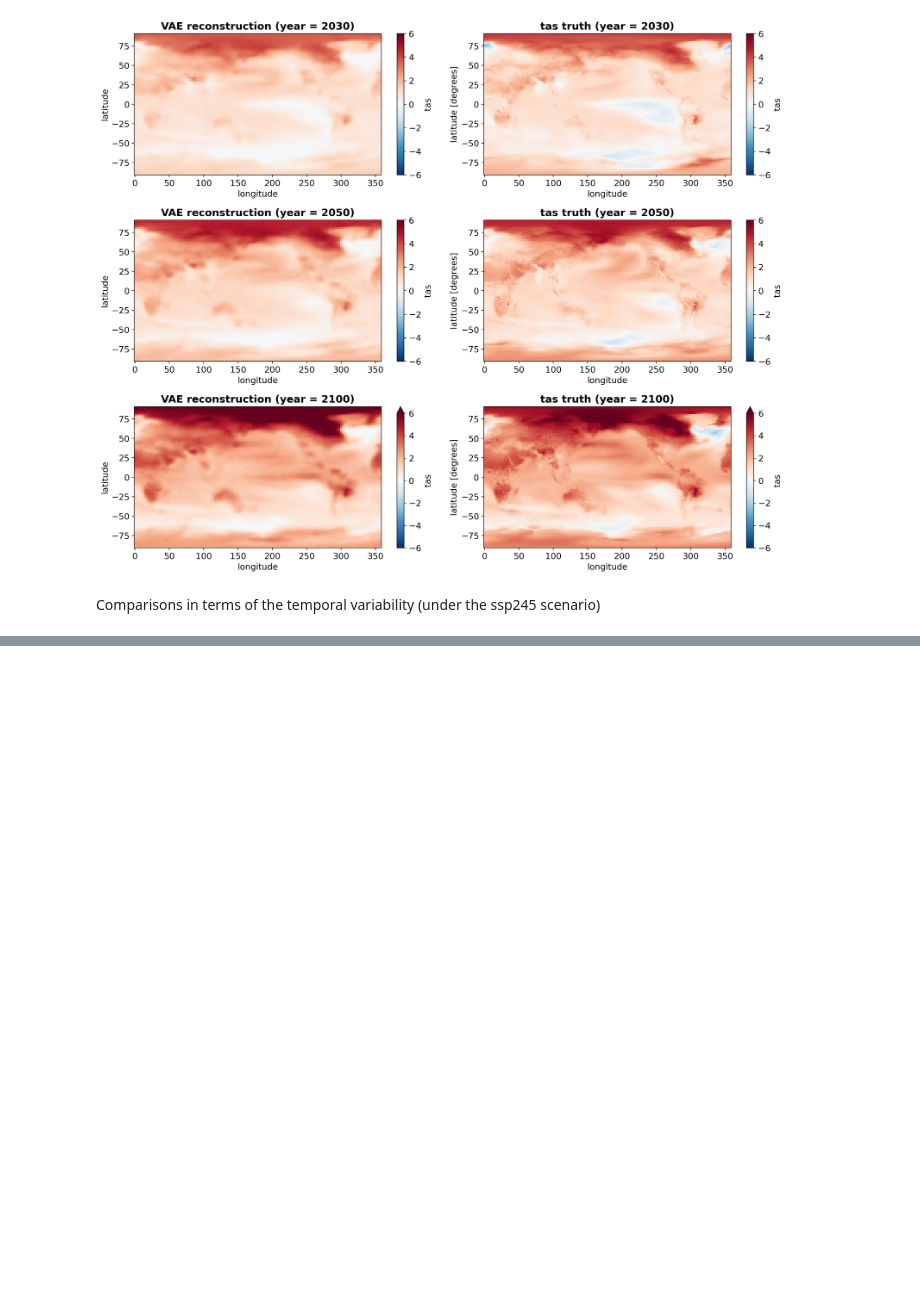
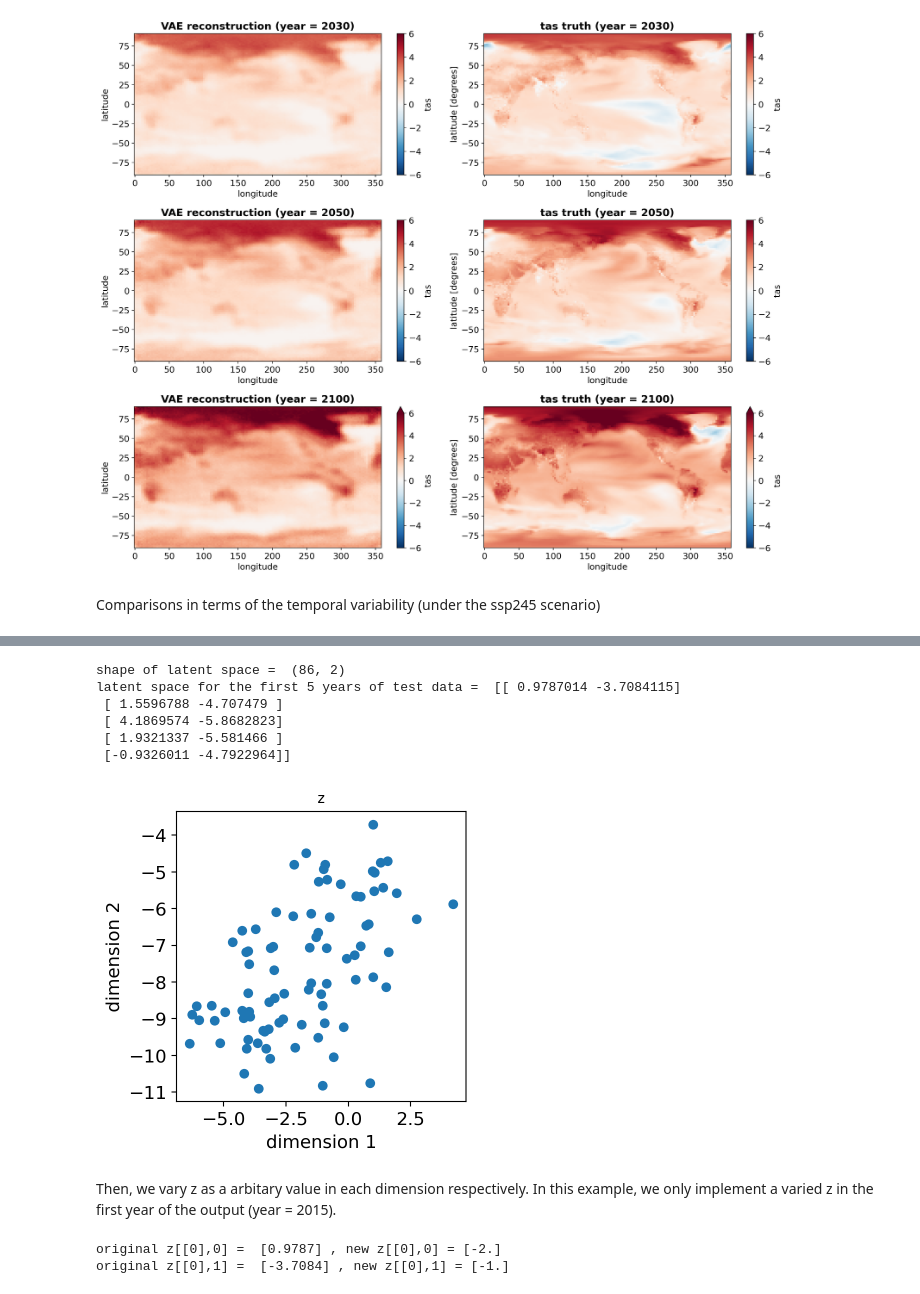
Before and after one commit to leap-stc/EAEE4000_ML_for_Env_Eng_Sci, a Jupyter notebook: ClimateBench_tutorials/VAE_example.ipynb, the cells around one changed output, grey strips where cells are left out. Drawn from its saved outputs; the diff is of its cells as text; code cells hidden in the pictures; blank space fills up the shorter version.

```diff
--- a/ClimateBench_tutorials/VAE_example.ipynb
+++ b/ClimateBench_tutorials/VAE_example.ipynb
@@ -359,0 +373,65 @@ plt.tight_layout()
+# %%
+### visualize the latent space (z)
+print("shape of latent space = ", np.shape(z)) # shape of z = (test_years, latent_dim)
+print("latent space for the first 5 years of test data = ", z[0:5,:])
+
+# fit a normal distribution on z
+mu_fit1, std_fit1 = norm.fit(z[:,0])
+mu_fit2, std_fit2 = norm.fit(z[:,1])
+
+## plot z
+fig, ax = plt.subplots(figsize=(4,4))
+
+plt.scatter(z[:,0],z[:,1])
+
+plt.title("z", fontsize=10)
+plt.xlabel('dimension 1')
+plt.ylabel('dimension 2')
+plt.tight_layout()
+# %% [output]
+shape of latent space =  (86, 2)
+latent space for the first 5 years of test data =  [[ 0.9787014 -3.7084115]
+ [ 1.5596788 -4.707479 ]
+ [ 4.1869574 -5.8682823]
+ [ 1.9321337 -5.581466 ]
+ [-0.9326011 -4.7922964]]
+[figure, added]
+# %% [markdown]
+Then, we vary z as a arbitary value in each dimension respectively. In this example, we only implement a varied z in the first year of the output (year = 2015).
+# %%
+### varying latent space
+# dimension 1
+z1 = np.copy(z)
+z1[[0],0] = -2 # vary latent space dimension 1 at year 2015 (first year of the test data)
+print("original z[[0],0] = ", np.round(z[[0],0], 4), ", new z[[0],0] =", np.round(z1[[0],0],4))
+
+# pass the new z to the decoder
+y_test_pre_varyz1 = decoder_model.predict([z1,X_test])
+
+y_test_pre_varyz1 = y_test_pre_varyz1*std + mean
+
+# save the output as an xarray
+y_test_pre_varyz1 = y_test_pre_varyz1.reshape(y_test_pre_varyz1.shape[0], 96, 144)
+y_test_pre_varyz1 = xr.Dataset(coords={'time': y_test_xr.time.values,
+                               'latitude': y_test_xr.latitude.values,
+                               'longitude': y_test_xr.longitude.values},
+                       data_vars=dict(tas=(['time', 'latitude', 'longitude'], y_test_pre_varyz1)))
+
+
+# dimension 2
+z2 = np.copy(z)
+z2[[0],1] = -1 # vary latent space dimension 2 at year 2015
+print("original z[[0],1] = ", np.round(z[[0],1], 4), ", new z[[0],1] =", np.round(z2[[0],1],4))
+
+y_test_pre_varyz2 = decoder_model.predict([z2,X_test])
+
+y_test_pre_varyz2 = y_test_pre_varyz2*std + mean
+
+y_test_pre_varyz2 = y_test_pre_varyz2.reshape(y_test_pre_varyz2.shape[0], 96, 144)
+y_test_pre_varyz2 = xr.Dataset(coords={'time': y_test_xr.time.values,
+                               'latitude': y_test_xr.latitude.values,
+                               'longitude': y_test_xr.longitude.values},
+                       data_vars=dict(tas=(['time', 'latitude', 'longitude'], y_test_pre_varyz2)))
+# %% [output]
+original z[[0],0] =  [0.9787] , new z[[0],0] = [-2.]
+original z[[0],1] =  [-3.7084] , new z[[0],1] = [-1.]
```
Also changed, not shown: parts of 13 cells of this notebook.
